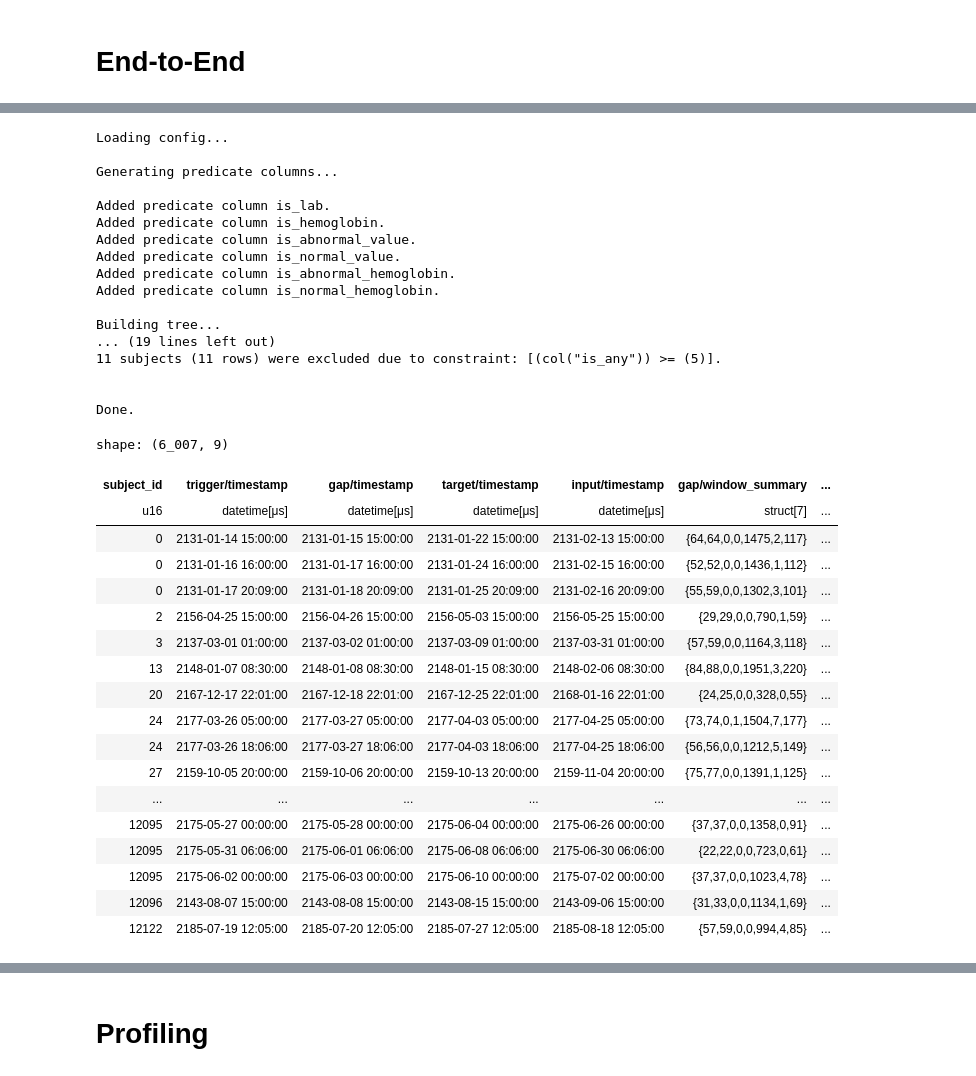
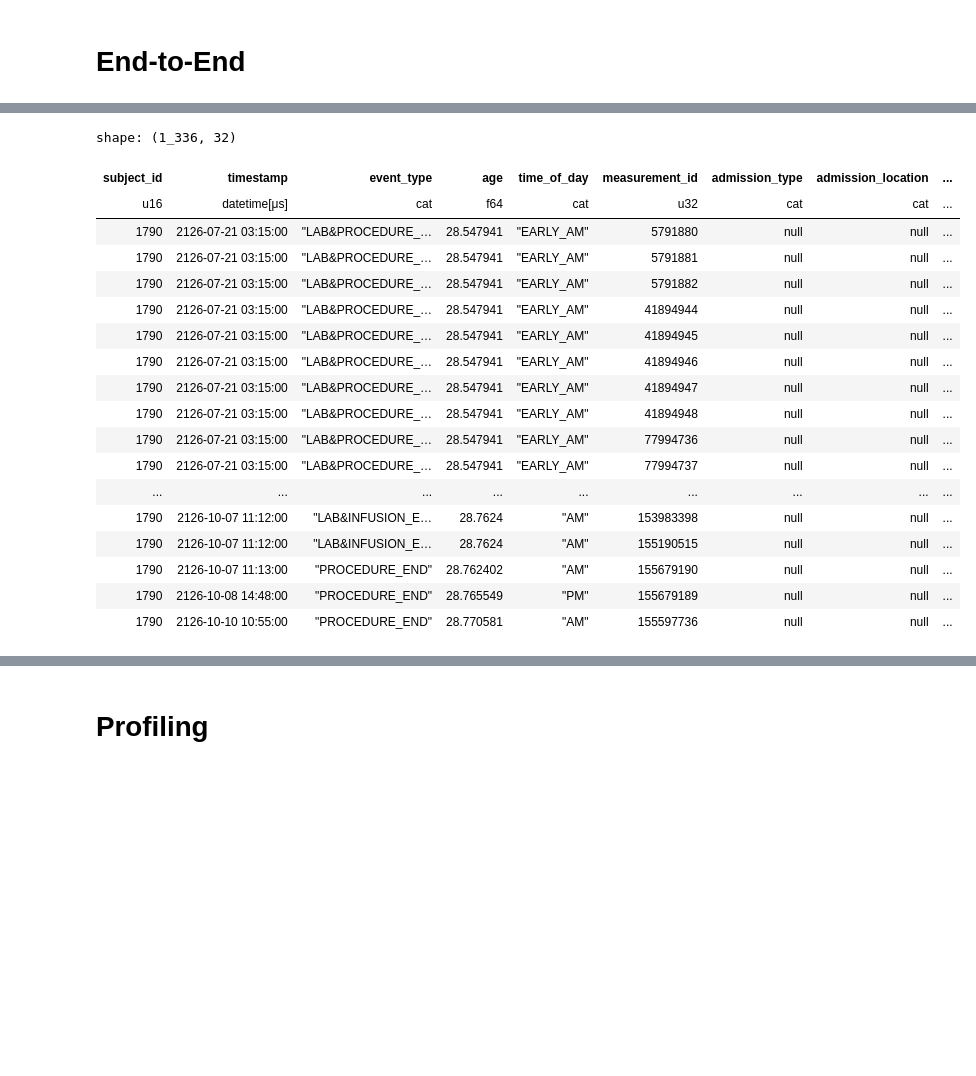
Before and after one commit to justin13601/ACES, a Jupyter notebook: to_organize/run_tests.ipynb, the cells around one changed output, grey strips where cells are left out. Drawn from its saved outputs; the diff is of its cells as text; code cells hidden in the pictures; blank space fills up the shorter version.

```diff
--- a/to_organize/run_tests.ipynb
+++ b/to_organize/run_tests.ipynb
@@ -34,5 +37,10 @@ df_data = (events_df
 Updating config.save_dir from /n/data1/hms/dbmi/zaklab/RAMMS/data/MIMIC_IV/ESD_new_schema_08-31-23-1 to ../MIMIC_ESD_new_schema_08-31-23-1
 Loading events from ../MIMIC_ESD_new_schema_08-31-23-1/events_df.parquet...
 Loading dynamic_measurements from ../MIMIC_ESD_new_schema_08-31-23-1/dynamic_measurements_df.parquet...
+# %%
+def has_event_type(type_str: str) -> pl.Expr:
+    has_event_type = pl.col("event_type").cast(pl.Utf8).str.contains(type_str)
+    # has_event_type = event_types.str.contains(type_str)
+    return has_event_type
 # %% [markdown]
 # End-to-End
@@ -73,46 +47,26 @@ df_temp
-# %%
-from task_querying_v2 import *
-
-name = 'abnormal_lab'
-
-config_path = f"../sample_configs/{name}.yaml"
-
-res = query_task(config_path, df_data)
-res
-# %% [output]
-Loading config...
-
-Generating predicate columns...
-
-Added predicate column is_lab.
-Added predicate column is_hemoglobin.
-Added predicate column is_abnormal_value.
-Added predicate column is_normal_value.
-Added predicate column is_abnormal_hemoglobin.
-Added predicate column is_normal_hemoglobin.
-
-Building tree...
-... (19 lines left out)
-11 subjects (11 rows) were excluded due to constraint: [(col("is_any")) >= (5)].
-
-
-Done.
-shape: (6_007, 9)
-| subject_id | trigger/timestamp | gap/timestamp | target/timestamp | input/timestamp | gap/window_summary | ... |
-| u16 | datetime[μs] | datetime[μs] | datetime[μs] | datetime[μs] | struct[7] | ... |
-| 0 | 2131-01-14 15:00:00 | 2131-01-15 15:00:00 | 2131-01-22 15:00:00 | 2131-02-13 15:00:00 | {64,64,0,0,1475,2,117} | ... |
-| 0 | 2131-01-16 16:00:00 | 2131-01-17 16:00:00 | 2131-01-24 16:00:00 | 2131-02-15 16:00:00 | {52,52,0,0,1436,1,112} | ... |
-| 0 | 2131-01-17 20:09:00 | 2131-01-18 20:09:00 | 2131-01-25 20:09:00 | 2131-02-16 20:09:00 | {55,59,0,0,1302,3,101} | ... |
-| 2 | 2156-04-25 15:00:00 | 2156-04-26 15:00:00 | 2156-05-03 15:00:00 | 2156-05-25 15:00:00 | {29,29,0,0,790,1,59} | ... |
-| 3 | 2137-03-01 01:00:00 | 2137-03-02 01:00:00 | 2137-03-09 01:00:00 | 2137-03-31 01:00:00 | {57,59,0,0,1164,3,118} | ... |
-| 13 | 2148-01-07 08:30:00 | 2148-01-08 08:30:00 | 2148-01-15 08:30:00 | 2148-02-06 08:30:00 | {84,88,0,0,1951,3,220} | ... |
-| 20 | 2167-12-17 22:01:00 | 2167-12-18 22:01:00 | 2167-12-25 22:01:00 | 2168-01-16 22:01:00 | {24,25,0,0,328,0,55} | ... |
-| 24 | 2177-03-26 05:00:00 | 2177-03-27 05:00:00 | 2177-04-03 05:00:00 | 2177-04-25 05:00:00 | {73,74,0,1,1504,7,177} | ... |
-| 24 | 2177-03-26 18:06:00 | 2177-03-27 18:06:00 | 2177-04-03 18:06:00 | 2177-04-25 18:06:00 | {56,56,0,0,1212,5,149} | ... |
-| 27 | 2159-10-05 20:00:00 | 2159-10-06 20:00:00 | 2159-10-13 20:00:00 | 2159-11-04 20:00:00 | {75,77,0,0,1391,1,125} | ... |
-| ... | ... | ... | ... | ... | ... | ... |
-| 12095 | 2175-05-27 00:00:00 | 2175-05-28 00:00:00 | 2175-06-04 00:00:00 | 2175-06-26 00:00:00 | {37,37,0,0,1358,0,91} | ... |
-| 12095 | 2175-05-31 06:06:00 | 2175-06-01 06:06:00 | 2175-06-08 06:06:00 | 2175-06-30 06:06:00 | {22,22,0,0,723,0,61} | ... |
-| 12095 | 2175-06-02 00:00:00 | 2175-06-03 00:00:00 | 2175-06-10 00:00:00 | 2175-07-02 00:00:00 | {37,37,0,0,1023,4,78} | ... |
-| 12096 | 2143-08-07 15:00:00 | 2143-08-08 15:00:00 | 2143-08-15 15:00:00 | 2143-09-06 15:00:00 | {31,33,0,0,1134,1,69} | ... |
-| 12122 | 2185-07-19 12:05:00 | 2185-07-20 12:05:00 | 2185-07-27 12:05:00 | 2185-08-18 12:05:00 | {57,59,0,0,994,4,85} | ... |
+# %%
+df_patient = df_data.filter(df_data['subject_id'] == 1790)
+df_event = df_patient.filter(has_event_type("PROCEDURE_START") | has_event_type("PROCEDURE_END"))
+# df_other = df_event.filter(df_event['procedure'].cast(pl.Utf8).str.contains("Invasive Ventilation"))
+# df_hemoglobin = df_lab.filter(df_lab['lab'].cast(pl.Utf8).str.contains("Hemoglobin"))
+df_event
+# %% [output]
+shape: (1_336, 32)
+| subject_id | timestamp | event_type | age | time_of_day | measurement_id | admission_type | admission_location | ... |
+| u16 | datetime[μs] | cat | f64 | cat | u32 | cat | cat | ... |
+| 1790 | 2126-07-21 03:15:00 | "LAB&PROCEDURE_… | 28.547941 | "EARLY_AM" | 5791880 | null | null | ... |
+| 1790 | 2126-07-21 03:15:00 | "LAB&PROCEDURE_… | 28.547941 | "EARLY_AM" | 5791881 | null | null | ... |
+| 1790 | 2126-07-21 03:15:00 | "LAB&PROCEDURE_… | 28.547941 | "EARLY_AM" | 5791882 | null | null | ... |
+| 1790 | 2126-07-21 03:15:00 | "LAB&PROCEDURE_… | 28.547941 | "EARLY_AM" | 41894944 | null | null | ... |
+| 1790 | 2126-07-21 03:15:00 | "LAB&PROCEDURE_… | 28.547941 | "EARLY_AM" | 41894945 | null | null | ... |
+| 1790 | 2126-07-21 03:15:00 | "LAB&PROCEDURE_… | 28.547941 | "EARLY_AM" | 41894946 | null | null | ... |
+| 1790 | 2126-07-21 03:15:00 | "LAB&PROCEDURE_… | 28.547941 | "EARLY_AM" | 41894947 | null | null | ... |
+| 1790 | 2126-07-21 03:15:00 | "LAB&PROCEDURE_… | 28.547941 | "EARLY_AM" | 41894948 | null | null | ... |
+| 1790 | 2126-07-21 03:15:00 | "LAB&PROCEDURE_… | 28.547941 | "EARLY_AM" | 77994736 | null | null | ... |
+| 1790 | 2126-07-21 03:15:00 | "LAB&PROCEDURE_… | 28.547941 | "EARLY_AM" | 77994737 | null | null | ... |
+| ... | ... | ... | ... | ... | ... | ... | ... | ... |
+| 1790 | 2126-10-07 11:12:00 | "LAB&INFUSION_E… | 28.7624 | "AM" | 153983398 | null | null | ... |
+| 1790 | 2126-10-07 11:12:00 | "LAB&INFUSION_E… | 28.7624 | "AM" | 155190515 | null | null | ... |
+| 1790 | 2126-10-07 11:13:00 | "PROCEDURE_END" | 28.762402 | "AM" | 155679190 | null | null | ... |
+| 1790 | 2126-10-08 14:48:00 | "PROCEDURE_END" | 28.765549 | "PM" | 155679189 | null | null | ... |
+| 1790 | 2126-10-10 10:55:00 | "PROCEDURE_END" | 28.770581 | "AM" | 155597736 | null | null | ... |
```
Also changed, not shown: parts of 7 cells of this notebook, 6 other files.
